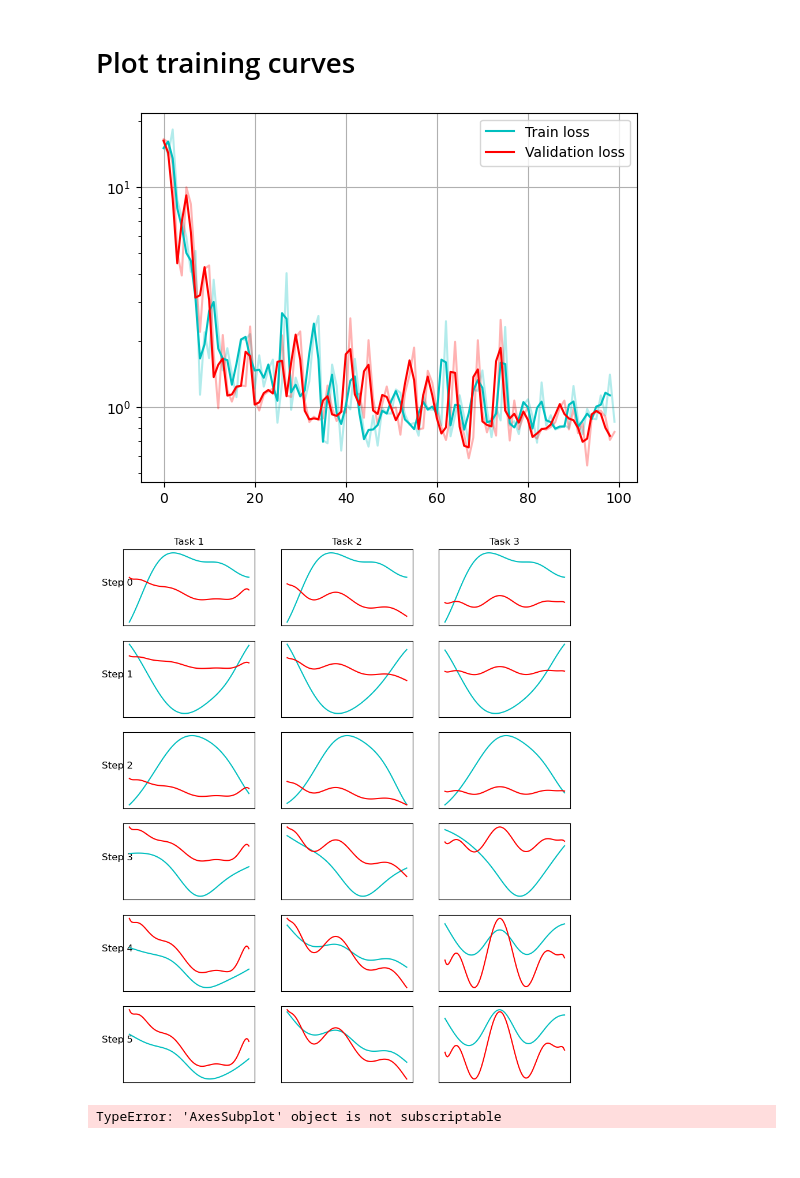
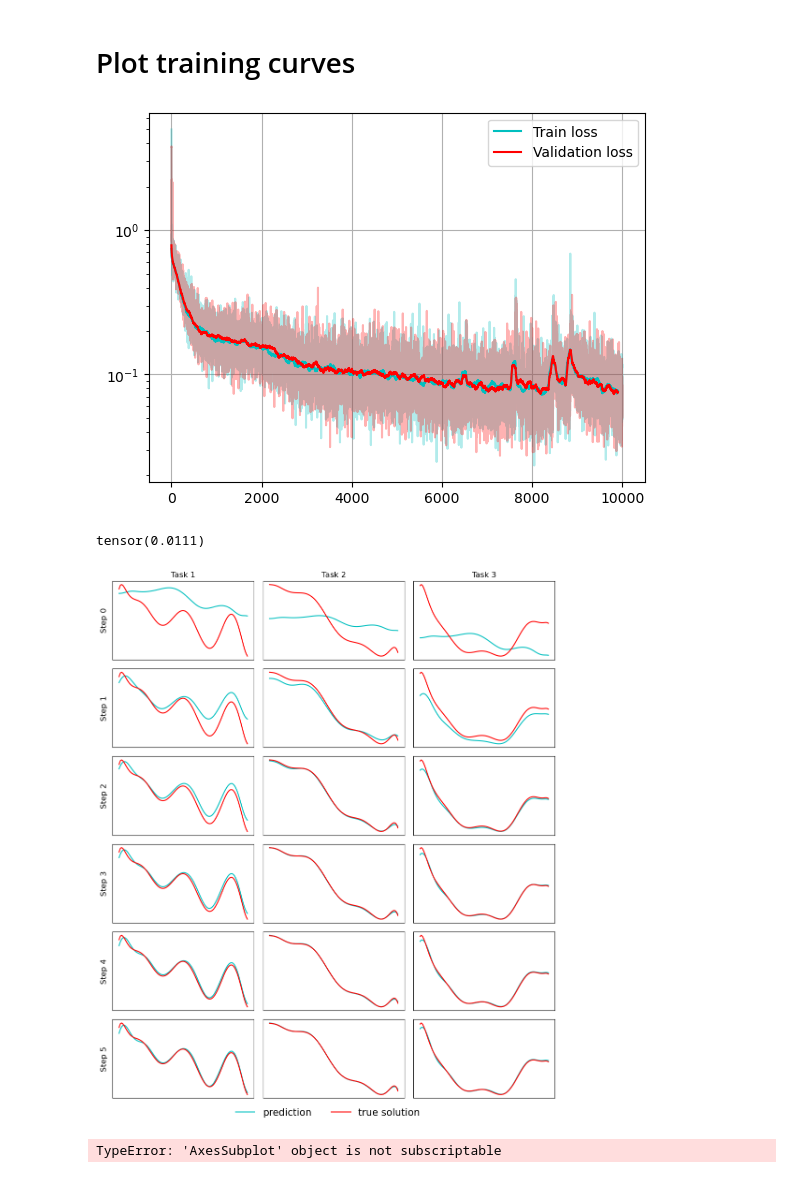
Before and after one commit to PastaAddict/ECE-GY-7123-Project, a Jupyter notebook: examples/integral.ipynb, the cells around one changed output. Drawn from its saved outputs; the diff is of its cells as text; code cells hidden in the pictures.

```diff
--- a/examples/integral.ipynb
+++ b/examples/integral.ipynb
@@ -54,17 +53,38 @@ maml.load_state_dict(checkpoint['net'])
 # %%
 val_loss = np.array(checkpoint['loss_history_val'])
 train_loss = np.array(checkpoint['loss_history_train'])
-N=2
+N=100
 plt.plot(train_loss, color='c', alpha=0.3)
 plt.plot(val_loss, color='r', alpha=0.3)
 plt.plot(np.convolve(train_loss, np.ones(N)/N, mode='valid') ,label='Train loss', color='c')
 plt.plot(np.convolve(val_loss, np.ones(N)/N, mode='valid'),label='Validation loss', color='r')
 
 plt.legend()
 plt.grid()
 plt.yscale('log')
 # %% [output]
-[figure, old version]
+[figure, new version]
+# %%
+errors = []
+x = torch.linspace(-1,1,40).reshape(-1,1)
+for i in test_sources:
+    poly = np.polynomial.chebyshev.Chebyshev(i.coefficients)
+    y = poly(x)
+    task = [x.numpy(),y.numpy()]
+
+    learner = maml.clone()
+    evaluation_loss = fast_adapt_integral(task,
+                                    boundary,
+                                    learner,
+                                    adaptation_steps,
+                                    dev)
+    u_pred = learner(x.to(dev)).cpu().detach().numpy()
+    u_true = poly.integ()(x)
+
+    errors.append(np.abs(u_true-u_pred).mean())
+print(sum(errors)/1000)
+# %% [output]
+tensor(0.0111)
 # %%
 import matplotlib as mpl
 mpl.rcParams['axes.prop_cycle'] = mpl.cycler(color=["c", "r", "k"])
@@ -78,7 +98,8 @@ for axis, col in zip(ax[0], cols):
     axis.set_title(col)
 
 for axis, row in zip(ax[:,0], rows):
-    axis.set_ylabel(row, rotation=0, size='large')
+    axis.set_ylabel(row, rotation=90, size='large')
+
 
 for axis in ax.flatten():
     axis.set_xticks([])
@@ -94,7 +115,7 @@ for j in range(3):
     y_true = poly.integ()(x_plot)
     learner = maml.clone()
     y_pred = learner(x_plot)
-    ax[0,j].plot(y_pred.cpu().detach().numpy())
+    ax[0,j].plot(y_pred.cpu().detach().numpy(), label='[rediction')
     ax[0,j].plot(y_true.cpu().detach().numpy() ,label='true')
     for i in range(adaptation_steps):
         evaluation_loss = fast_adapt_integral(task,
@@ -107,8 +128,14 @@ for j in range(3):
         y_pred = learner(x_plot)
         ax[i+1,j].plot(y_pred.cpu().detach().numpy() )
         ax[i+1,j].plot(y_true.cpu().detach().numpy() ,label='true')
+
+handles, labels = ax[0,0].get_legend_handles_labels()
+fig.legend(handles, ['prediction','true solution'], loc='lower center',ncol=2, frameon=False, prop={'size': 15})
+
+plt.tight_layout()
+fig.subplots_adjust(bottom=0.05)
 # %% [output]
-[figure, old version]
+[figure, new version]
 # %%
 ax[0]
 # %% [output]
```
Also changed, not shown: parts of 1 cell of this notebook, 3 other files.
